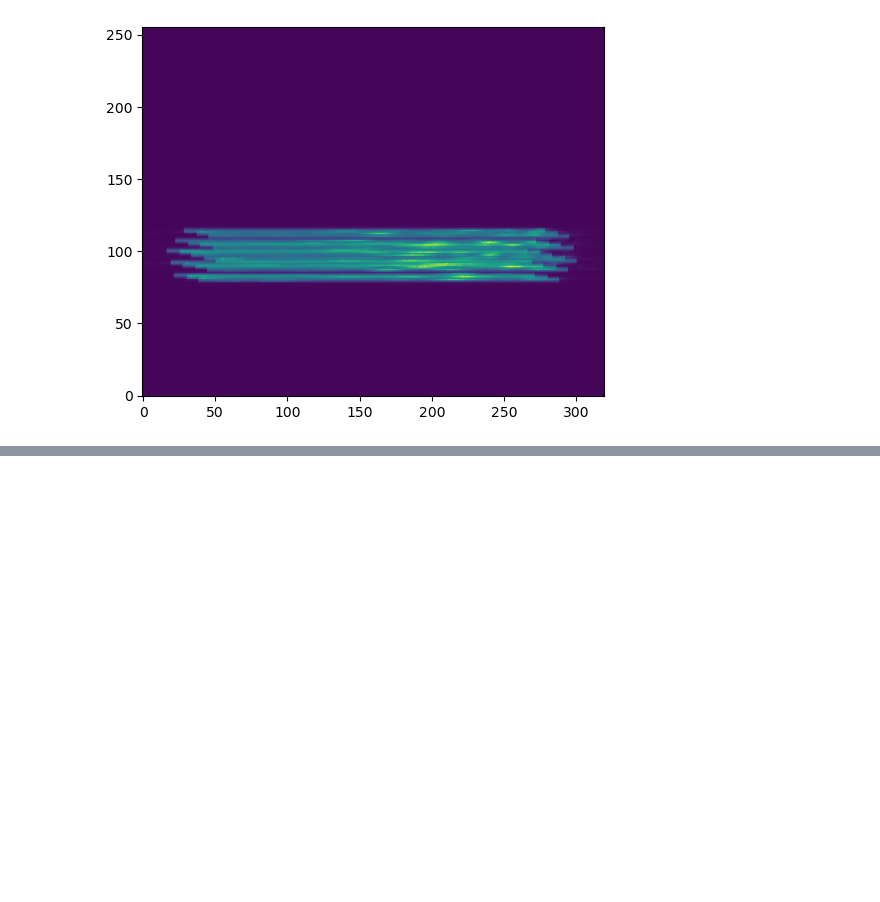
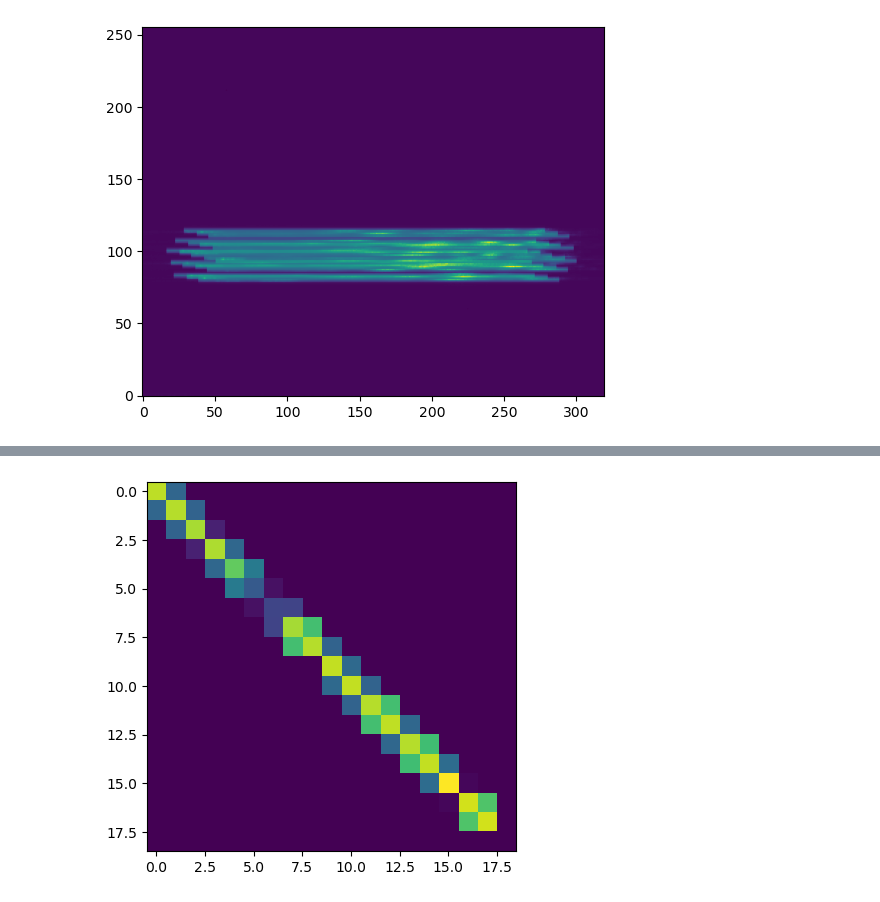
Before and after one commit to mwanakijiji/photonics_spectroscopy, a Jupyter notebook: notebooks_for_development/generate_footprints_extract_19pl.ipynb, the cells around one changed output, grey strips where cells are left out. Drawn from its saved outputs; the diff is of its cells as text; code cells hidden in the pictures; blank space fills up the shorter version.

```diff
--- a/notebooks_for_development/generate_footprints_extract_19pl.ipynb
+++ b/notebooks_for_development/generate_footprints_extract_19pl.ipynb
@@ -578,0 +607,5 @@ for col in range(0,x_extent):
+# %%
+plt.imshow(c_mat)
+plt.show()
+# %% [output]
+[figure, added]
```
Also changed, not shown: parts of 23 cells of this notebook.
